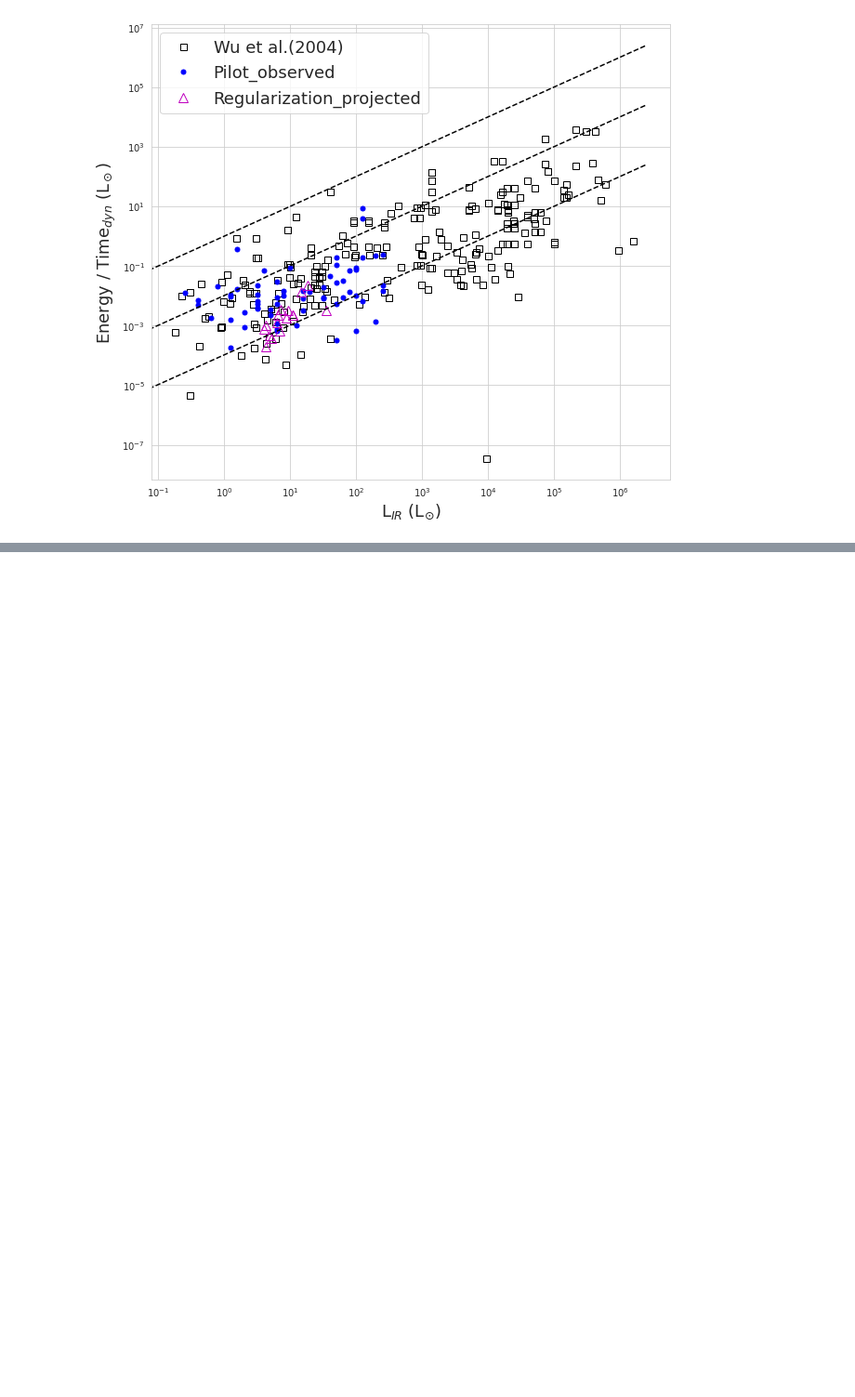
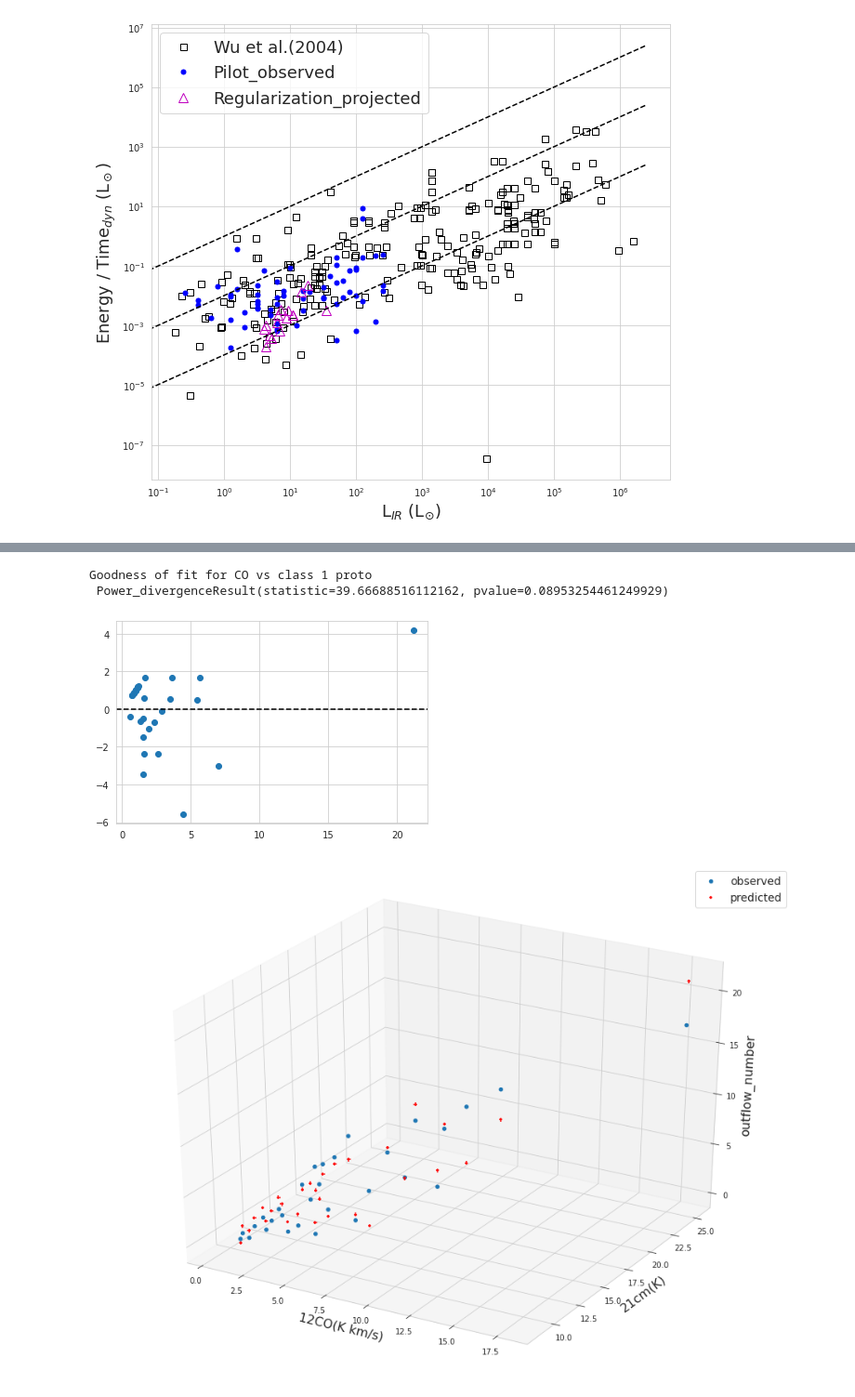
Before and after one commit to sdeb-alpinisteF/Large-sample-outflows-in-CygX-and-ML-methods, a Jupyter notebook: notebooks/03_ML_models.ipynb, the cells around one changed output, grey strips where cells are left out. Shown at 93% size. Drawn from its saved outputs; the diff is of its cells as text; code cells hidden in the pictures; blank space fills up the shorter version.

```diff
--- a/notebooks/03_ML_models.ipynb
+++ b/notebooks/03_ML_models.ipynb
@@ -780,3 +804,53 @@ outflow_df
+# %%
+from sklearn.linear_model import PoissonRegressor
+
+features = ['12CO(K km/s)',	'21cm(K)']
+target = ['outflow_number']
+############################################################3
+X = outflow_df[features]
+#X = outflow_df[features]
+y = outflow_df[target]
+pr = PoissonRegressor() # instantiating the regressor class
+
+pr.fit(X,  np.array(y).flatten())
+
+y_pred = pr.predict(X)
+res = y_pred - np.array(y).flatten()
+#perform Chi-Square Goodness of Fit Test
+print('Goodness of fit for CO vs class 1 proto','\n',stats.chisquare(np.array(y).flatten(), y_pred))
+plt.scatter(y_pred, res.reshape(-1,1))
+plt.axhline(y=0, linestyle='--', color='k')
+plt.show()
+plt.close()
+
+x1 = np.array(outflow_df[features[0]])
+x2 = np.array(outflow_df[features[1]])
+
+#####################################################################
+from matplotlib import cm
+X1 = np.array(outflow_df[features[0]])
+X2 = np.array(outflow_df[features[1]])
+y = np.array(outflow_df[target])
+
+fig = plt.figure(figsize=(16,12))
+## We'll add a 3d subplot object
+ax = fig.add_subplot(111, projection='3d')
+ax.scatter(X1, X2, y, cmap=cm.hot, alpha=1, label='observed')
+ax.scatter(X1, X2, y_pred, color='r', marker='+',alpha=1, label='predicted')
+## Add labels
+ax.set_xlabel("12CO(K km/s)", fontsize=16)
+ax.set_ylabel("21cm(K)", fontsize=16)
+ax.set_zlabel("outflow_number", fontsize=16)
+
+plt.legend(fontsize=14)
+plt.savefig(filepath + '/output/co_21cm_of.pdf')
+plt.show()
+plt.close()
+# %% [output]
+Goodness of fit for CO vs class 1 proto
+ Power_divergenceResult(statistic=39.66688516112162, pvalue=0.08953254461249929)
+[figure, added]
+[figure, added]
 # %%
 ######### >>>>>>>>>>>  21cm. 12co, class 0 protostars count correlation >>>>>>>>>>>>
 
```
Also changed, not shown: parts of 12 cells of this notebook, 7 other files.
